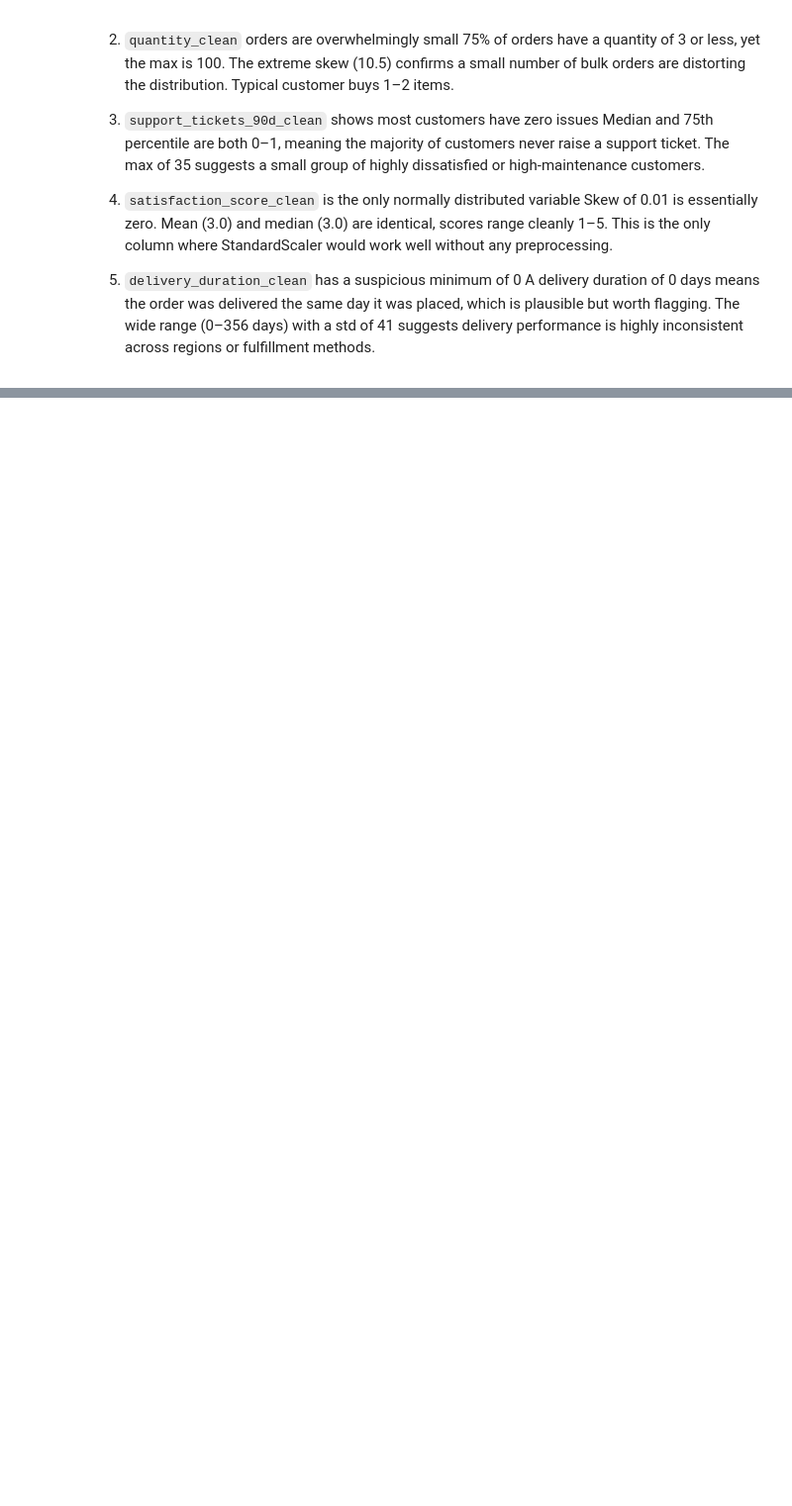
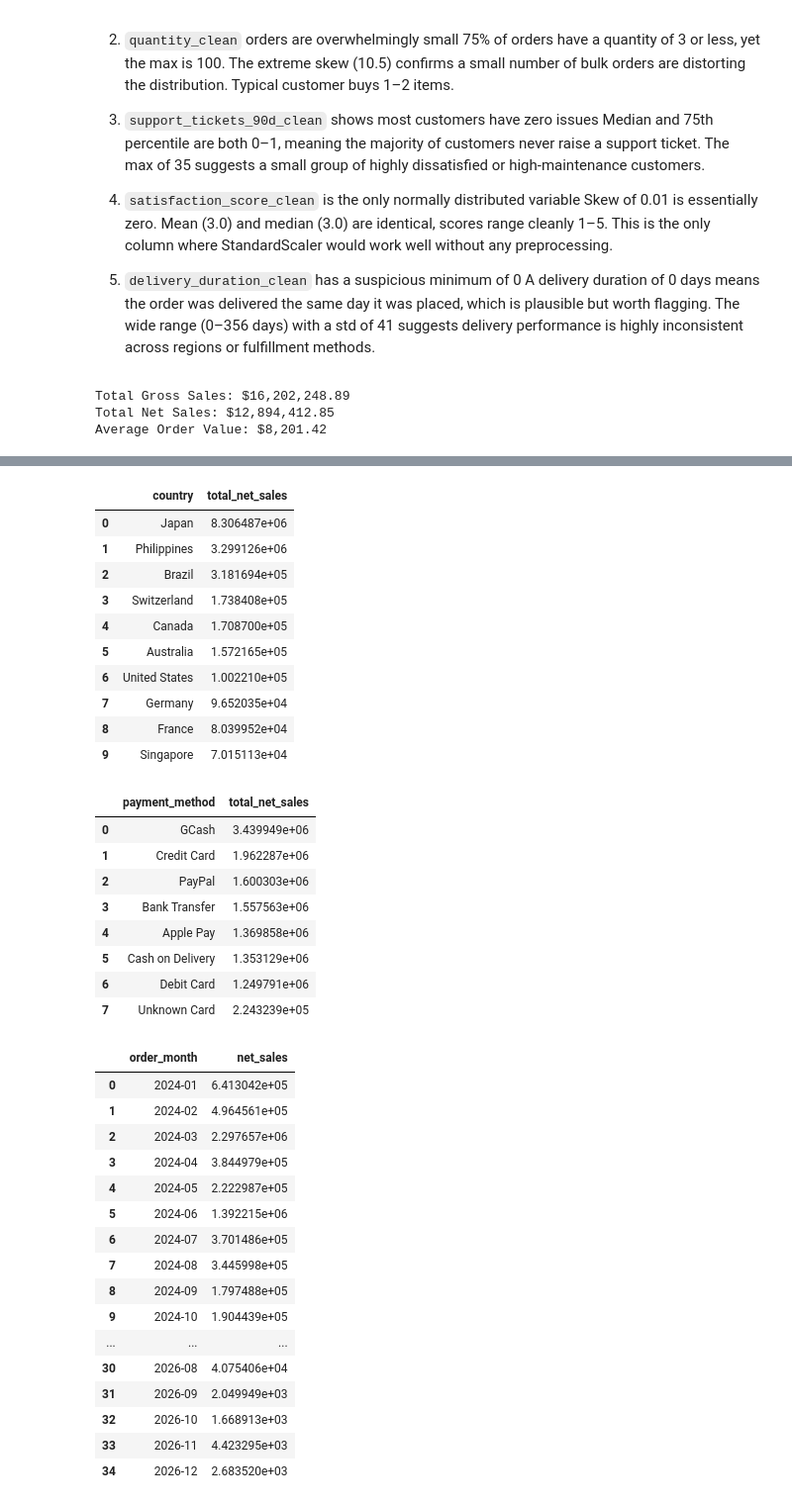
Before and after one commit to hiyossu/Data-Preprocessing, a Jupyter notebook: Main/Preproccessing.ipynb, the cells around one changed output, grey strips where cells are left out. Shown at 99% size. Drawn from its saved outputs; the diff is of its cells as text; code cells hidden in the pictures; blank space fills up the shorter version.

```diff
--- a/Main/Preproccessing.ipynb
+++ b/Main/Preproccessing.ipynb
@@ -733,23 +789,25 @@ print(f"Total Gross Sales: ${total_gross_sales:,.2f}")
 print(f"Total Net Sales: ${total_net_sales:,.2f}")
 print(f"Average Order Value: ${avg_order_value:,.2f}")
 
-# sales by product categoy
+# sales by product category
 sales_by_category = (
-    df.groupby('product_category_raw')['net_sales']
+    df.groupby('product_category_clean')
+    ['net_sales']
     .sum()
     .sort_values(ascending=False)
     .reset_index()
-    .rename(columns={'product_category_raw': 'category', 'net_sales': 'total_net_sales'})
+    .rename(columns={'product_category_clean': 'category', 'net_sales': 'total_net_sales'})
 )
 display(sales_by_category)
 
 # sales by country
 sales_by_country = (
-    df.groupby('country_raw')['net_sales']
+    df.groupby('country_clean')
+    ['net_sales']
     .sum()
     .sort_values(ascending=False)
     .reset_index()
-    .rename(columns={'country_raw': 'country', 'net_sales': 'total_net_sales'})
+    .rename(columns={'country_clean': 'country', 'net_sales': 'total_net_sales'})
 )
 display(sales_by_country)
 
@@ -759,12 +817,12 @@ sales_by_payment = (
     .sum()
     .sort_values(ascending=False)
     .reset_index()
-    .rename(columns={'payment_method_rclean': 'payment_method', 'net_sales': 'total_net_sales'})
+    .rename(columns={'payment_method_clean': 'payment_method', 'net_sales': 'total_net_sales'})
 )
 display(sales_by_payment)
 
 # monthly sales trend
-df['order_month'] = pd.to_datetime(df['order_date_raw'], errors='coerce').dt.to_period('M')
+df['order_month'] = pd.to_datetime(df['order_date_clean'], errors='coerce').dt.to_period('M')
 monthly_sales = (
     df.groupby('order_month')['net_sales']
     .sum()
@@ -772,3 +830,7 @@ monthly_sales = (
 )
 monthly_sales['order_month'] = monthly_sales['order_month'].astype(str)
 display(monthly_sales)
+# %% [output]
+Total Gross Sales: $16,202,248.89
+Total Net Sales: $12,894,412.85
+Average Order Value: $8,201.42
@@ -775,3 +844,40 @@ display(monthly_sales)
+|  | country | total_net_sales |
+| 0 | Japan | 8.306487e+06 |
+| 1 | Philippines | 3.299126e+06 |
+| 2 | Brazil | 3.181694e+05 |
+| 3 | Switzerland | 1.738408e+05 |
+| 4 | Canada | 1.708700e+05 |
+| 5 | Australia | 1.572165e+05 |
+| 6 | United States | 1.002210e+05 |
+| 7 | Germany | 9.652035e+04 |
+| 8 | France | 8.039952e+04 |
+| 9 | Singapore | 7.015113e+04 |
+|  | payment_method | total_net_sales |
+| 0 | GCash | 3.439949e+06 |
+| 1 | Credit Card | 1.962287e+06 |
+| 2 | PayPal | 1.600303e+06 |
+| 3 | Bank Transfer | 1.557563e+06 |
+| 4 | Apple Pay | 1.369858e+06 |
+| 5 | Cash on Delivery | 1.353129e+06 |
+| 6 | Debit Card | 1.249791e+06 |
+| 7 | Unknown Card | 2.243239e+05 |
+|  | order_month | net_sales |
+| 0 | 2024-01 | 6.413042e+05 |
+| 1 | 2024-02 | 4.964561e+05 |
+| 2 | 2024-03 | 2.297657e+06 |
+| 3 | 2024-04 | 3.844979e+05 |
+| 4 | 2024-05 | 2.222987e+05 |
+| 5 | 2024-06 | 1.392215e+06 |
+| 6 | 2024-07 | 3.701486e+05 |
+| 7 | 2024-08 | 3.445998e+05 |
+| 8 | 2024-09 | 1.797488e+05 |
+| 9 | 2024-10 | 1.904439e+05 |
+| ... | ... | ... |
+| 30 | 2026-08 | 4.075406e+04 |
+| 31 | 2026-09 | 2.049949e+03 |
+| 32 | 2026-10 | 1.668913e+03 |
+| 33 | 2026-11 | 4.423295e+03 |
+| 34 | 2026-12 | 2.683520e+03 |
 # %%
 # sales by product category
 fig, ax = plt.subplots(figsize=(10, 5))
```
Also changed, not shown: parts of 13 cells of this notebook, 8 other files.
